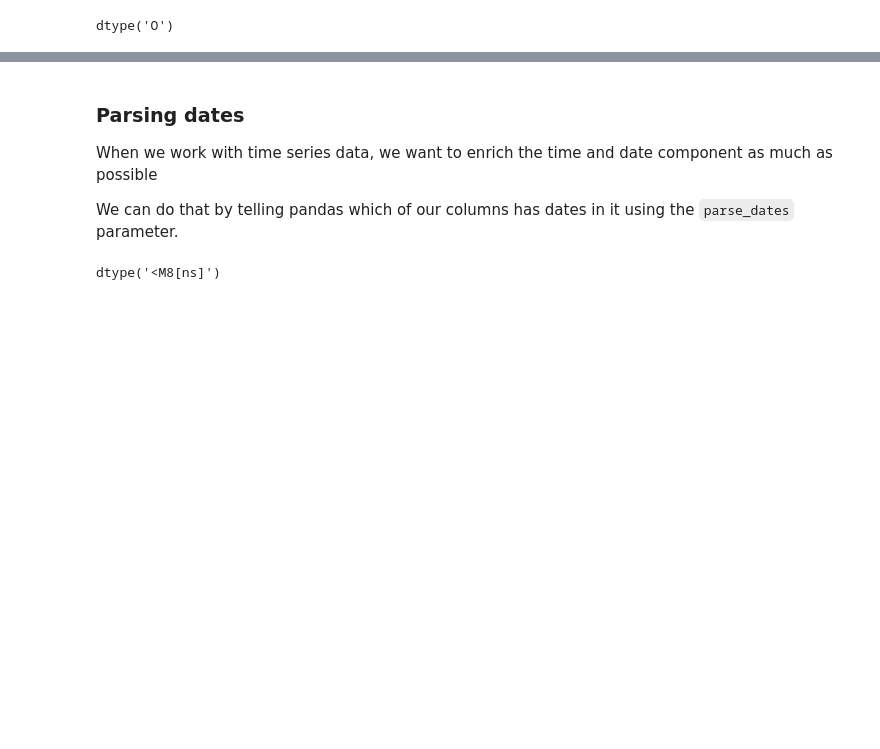
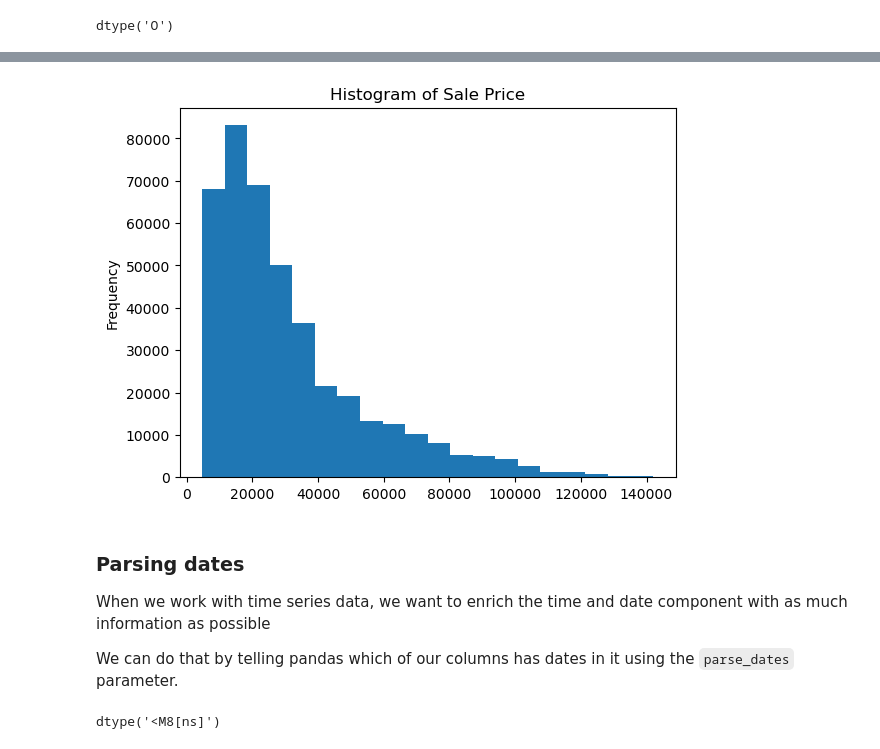
Before and after one commit to Dee-ui/Bulldozer-price_prediction, a Jupyter notebook: end-end-bulldozer-price-regression.ipynb, the cells around one changed output, grey strips where cells are left out. Cells and saved outputs as stored; diff of their text form; code cells hidden in the pictures; blank space fills up the shorter version.

```diff
--- a/end-end-bulldozer-price-regression.ipynb
+++ b/end-end-bulldozer-price-regression.ipynb
@@ -113,7 +154,19 @@ df.SalePrice.hist()
+# %%
+# Create #An histogram plot to view the "SalePrice" column behaviour
+plt.hist(df['SalePrice'], bins=20)
+plt.ylabel('Frequency')
+plt.title('Histogram of Sale Price')
+
+# Save the histogram plot as an image in the directory
+plt.savefig('SalePrice_histogram.png')
+
+plt.show()
+# %% [output]
+[figure, added]
 # %% [markdown]
 ### Parsing dates
 
-When we work with time series data, we want to enrich the time and date component as much as possible
+When we work with time series data, we want to enrich the time and date component with as much information as possible
 
 We can do that by telling pandas which of our columns has dates in it using the `parse_dates` parameter.
 # %%
```
Also changed, not shown: parts of 51 cells of this notebook, 4 other files.
